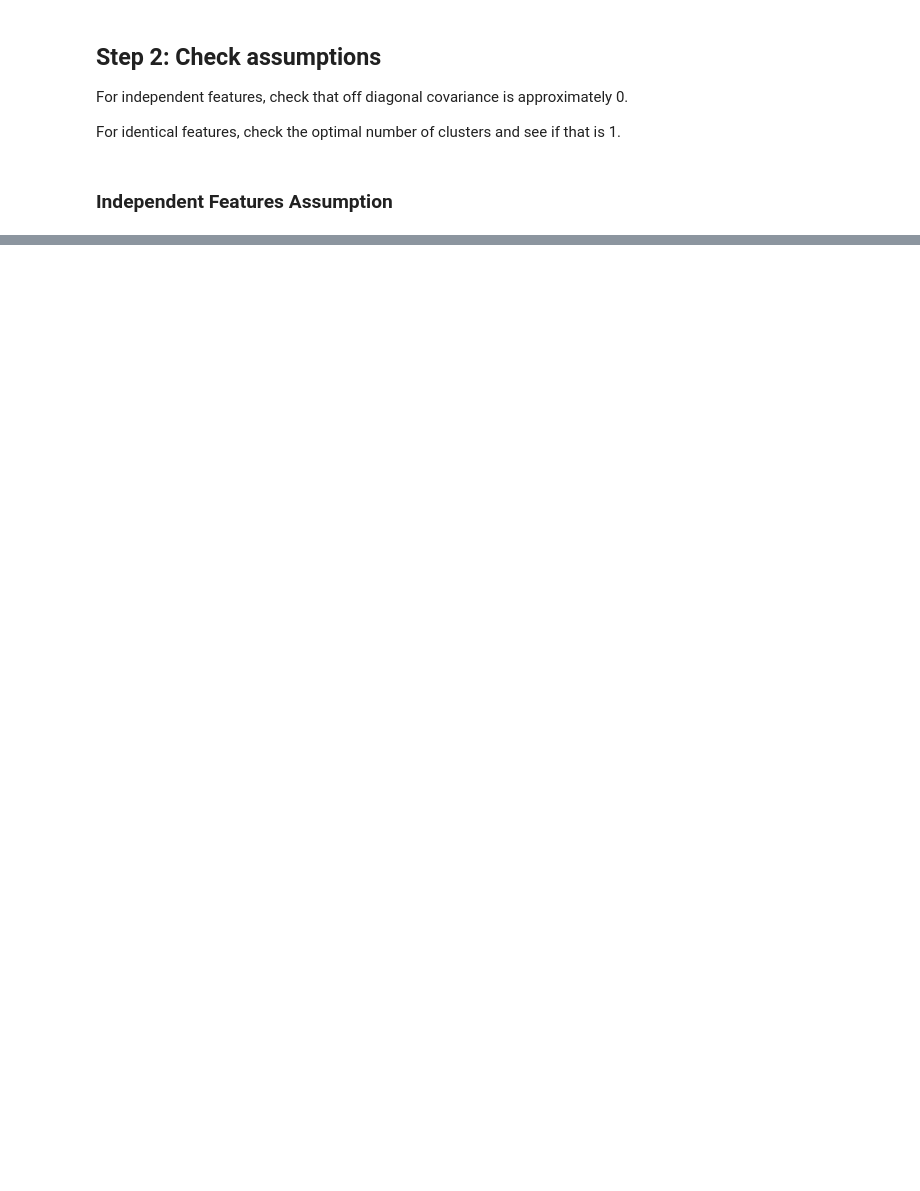
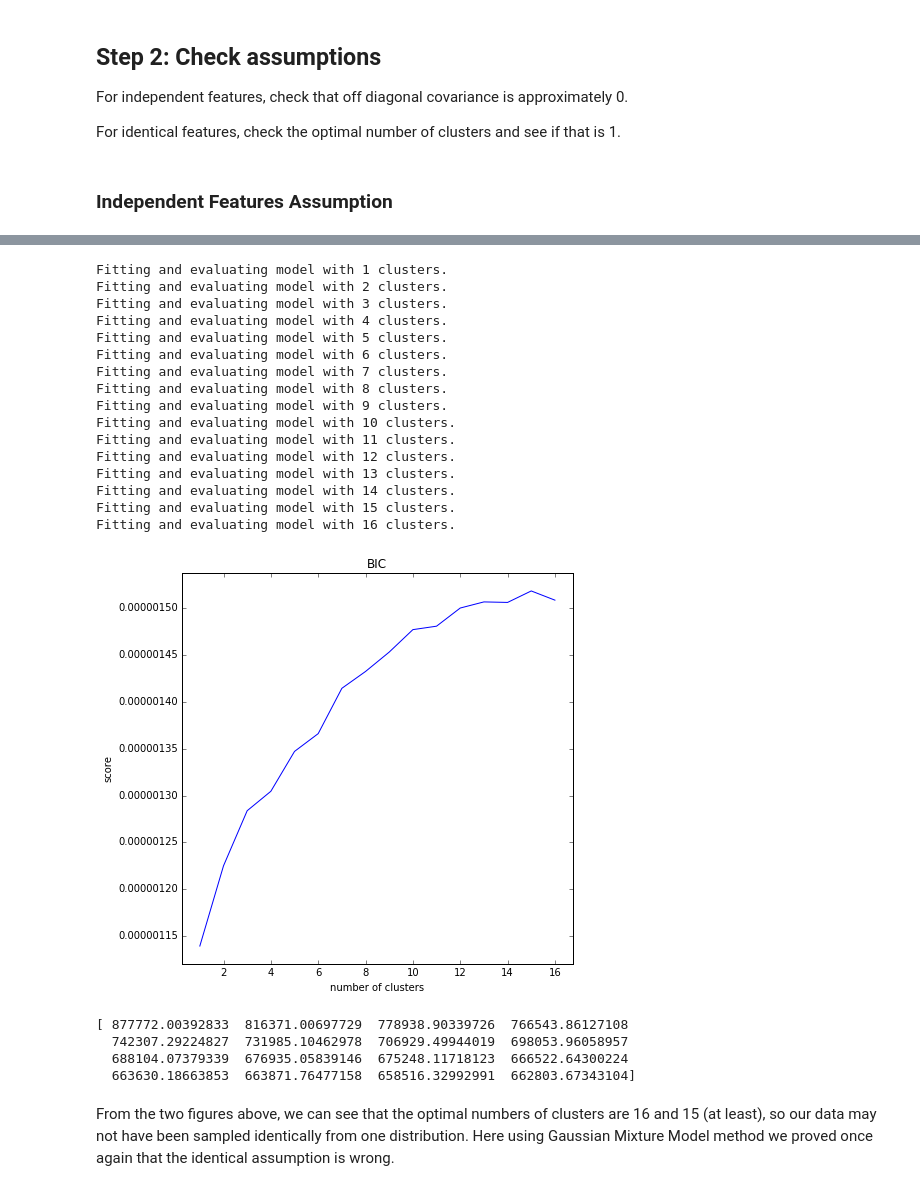
Before and after one commit to Upward-Spiral-Science/spect-team, a Jupyter notebook: Code/Assignment-6/test_assumptions.ipynb, the cells around one changed output, grey strips where cells are left out. Drawn from its saved outputs; the diff is of its cells as text; code cells hidden in the pictures; blank space fills up the shorter version.

```diff
--- a/Code/Assignment-6/test_assumptions.ipynb
+++ b/Code/Assignment-6/test_assumptions.ipynb
@@ -111,0 +221,26 @@ From above, we can conclude that our identical assumption is false.
+# %%
+evaluate_clusters(red_not_depr)
+# %% [output]
+Fitting and evaluating model with 1 clusters.
+Fitting and evaluating model with 2 clusters.
+Fitting and evaluating model with 3 clusters.
+Fitting and evaluating model with 4 clusters.
+Fitting and evaluating model with 5 clusters.
+Fitting and evaluating model with 6 clusters.
+Fitting and evaluating model with 7 clusters.
+Fitting and evaluating model with 8 clusters.
+Fitting and evaluating model with 9 clusters.
+Fitting and evaluating model with 10 clusters.
+Fitting and evaluating model with 11 clusters.
+Fitting and evaluating model with 12 clusters.
+Fitting and evaluating model with 13 clusters.
+Fitting and evaluating model with 14 clusters.
+Fitting and evaluating model with 15 clusters.
+Fitting and evaluating model with 16 clusters.
+[figure, added]
+[ 877772.00392833  816371.00697729  778938.90339726  766543.86127108
+  742307.29224827  731985.10462978  706929.49944019  698053.96058957
+  688104.07379339  676935.05839146  675248.11718123  666522.64300224
+  663630.18663853  663871.76477158  658516.32992991  662803.67343104]
+# %% [markdown]
+From the two figures above, we can see that the optimal numbers of clusters are 16 and 15 (at least), so our data may not have been sampled identically from one distribution. Here using Gaussian Mixture Model method we proved once again that the identical assumption is wrong.
```
Also changed, not shown: parts of 12 cells of this notebook.
